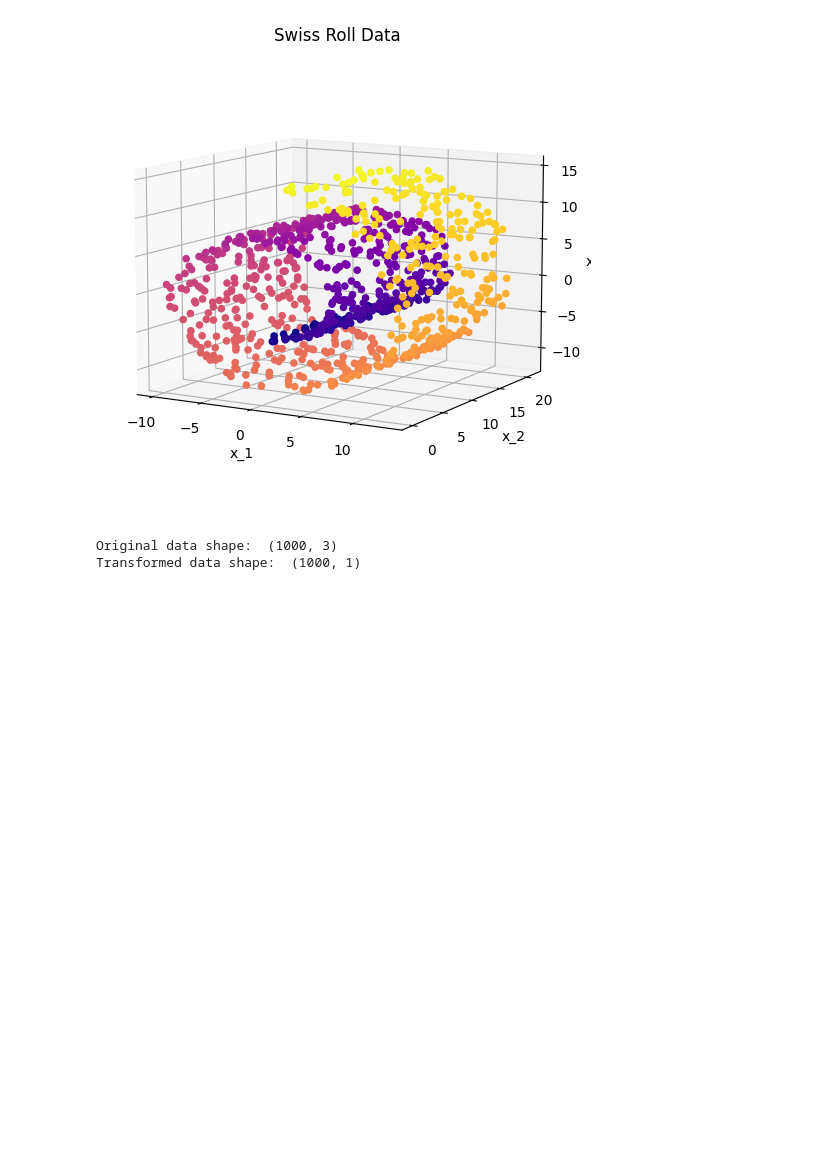
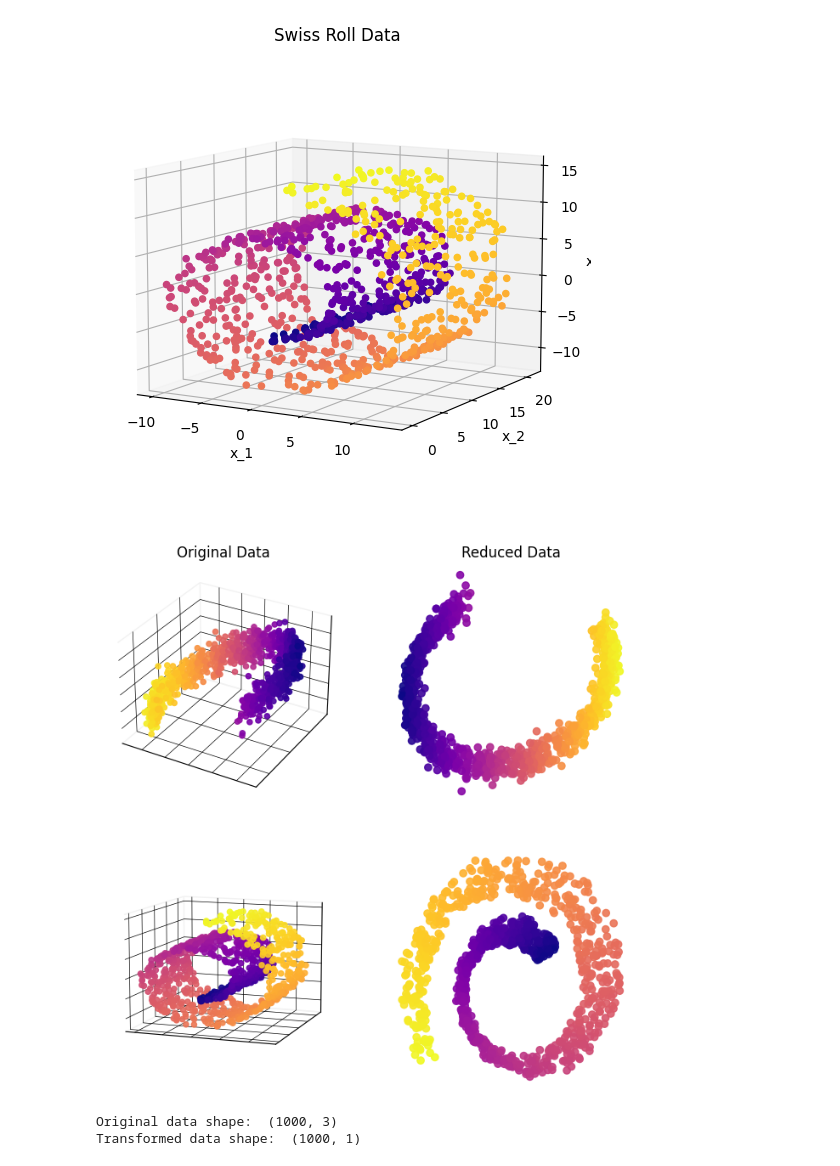
Before and after one commit to andreoniriccardo/articles, a Jupyter notebook: dimensionality-reduction/dimensionality-reduction.ipynb, the cells around one changed output. Cells and saved outputs as stored; diff of their text form; code cells hidden in the pictures; blank space fills up the shorter version.

```diff
--- a/dimensionality-reduction/dimensionality-reduction.ipynb
+++ b/dimensionality-reduction/dimensionality-reduction.ipynb
@@ -199,3 +211,94 @@ plt.savefig('swiss-roll.png')
+# %%
+pca = PCA(n_components=2)
+pca.fit(X)
+X_pca = pca.transform(X)
+# %%
+from sklearn.datasets import make_swiss_roll
+X_swiss, t = make_swiss_roll(n_samples=1000, noise=0.2, random_state=42)
+
+from sklearn.decomposition import KernelPCA
+pca_swiss = KernelPCA(n_components=2, kernel='sigmoid', gamma=1e-3, coef0=1, fit_inverse_transform=True)
+X_pca_swiss = pca_swiss.fit_transform(X_swiss)
+# %%
+fig = plt.figure(figsize=(8   , 8))
+
+ax = fig.add_subplot(221, projection='3d')
+ax.scatter(X[:, 0], X[:, 1], X[:, 2], "o", alpha=0.9, c=X_pca[:,0], cmap='plasma')
+ax.spines['top'].set_visible(False)
+ax.spines['bottom'].set_visible(False)
+ax.spines['right'].set_visible(False)
+ax.spines['left'].set_visible(False)
+ax.spines['left'].set_visible(False)
+ax.xaxis.set_ticks_position('none')
+ax.yaxis.set_ticks_position('none')
+for axis in [ax.xaxis, ax.yaxis, ax.zaxis]:
+    axis.set_ticklabels([])
+    axis._axinfo['axisline']['linewidth'] = 1
+    axis._axinfo['axisline']['color'] = (0, 0, 0)
+    axis._axinfo['grid']['linewidth'] = 0.5
+    axis._axinfo['grid']['linestyle'] = "-"
+    axis._axinfo['grid']['color'] = (0, 0, 0)
+    axis._axinfo['tick']['inward_factor'] = 0.0
+    axis._axinfo['tick']['outward_factor'] = 0.0
+    axis.set_pane_color((0.95, 0.95, 0.95))
+ax.xaxis.pane.fill = False
+ax.yaxis.pane.fill = False
+ax.zaxis.pane.fill = False
+ax.set_title('Original Data')
+
+ax = fig.add_subplot(222)
+ax.scatter(X_pca[:, 0], X_pca[:, 1], alpha=0.9, c=X_pca[:,0], cmap='plasma')
+ax.spines['top'].set_visible(False)
+ax.spines['bottom'].set_visible(False)
+ax.spines['right'].set_visible(False)
+ax.spines['left'].set_visible(False)
+ax.spines['left'].set_visible(False)
+ax.xaxis.set_ticks_position('none')
+ax.yaxis.set_ticks_position('none')
+ax.set_yticklabels([])
+ax.set_xticklabels([])
+ax.set_title('Reduced Data')
+
+ax = fig.add_subplot(223, projection='3d')
+ax.scatter(X_swiss[:, 0], X_swiss[:, 1], X_swiss[:, 2], "o", alpha=0.9, c=t, cmap='plasma')
+ax.view_init(10, -70)
+ax.spines['top'].set_visible(False)
+ax.spines['bottom'].set_visible(False)
+ax.spines['right'].set_visible(False)
+ax.spines['left'].set_visible(False)
+ax.spines['left'].set_visible(False)
+ax.xaxis.set_ticks_position('none')
+ax.yaxis.set_ticks_position('none')
+for axis in [ax.xaxis, ax.yaxis, ax.zaxis]:
+    axis.set_ticklabels([])
+    axis._axinfo['axisline']['linewidth'] = 1
+    axis._axinfo['axisline']['color'] = (0, 0, 0)
+    axis._axinfo['grid']['linewidth'] = 0.5
+    axis._axinfo['grid']['linestyle'] = "-"
+    axis._axinfo['grid']['color'] = (0, 0, 0)
+    axis._axinfo['tick']['inward_factor'] = 0.0
+    axis._axinfo['tick']['outward_factor'] = 0.0
+    axis.set_pane_color((0.95, 0.95, 0.95))
+ax.xaxis.pane.fill = False
+ax.yaxis.pane.fill = False
+ax.zaxis.pane.fill = False
+
+ax = fig.add_subplot(224)
+ax.scatter(X_pca_swiss[:, 0], X_pca_swiss[:, 1], alpha=0.9, c=t, cmap='plasma')
+ax.spines['top'].set_visible(False)
+ax.spines['bottom'].set_visible(False)
+ax.spines['right'].set_visible(False)
+ax.spines['left'].set_visible(False)
+ax.spines['left'].set_visible(False)
+ax.xaxis.set_ticks_position('none')
+ax.yaxis.set_ticks_position('none')
+ax.set_yticklabels([])
+ax.set_xticklabels([])
+
+
+plt.savefig('intro.png')
+# %% [output]
+[figure, added]
 # %%
 from sklearn.decomposition import PCA
 from sklearn.datasets import make_swiss_roll
```
Also changed, not shown: parts of 1 cell of this notebook, 9 other files.
